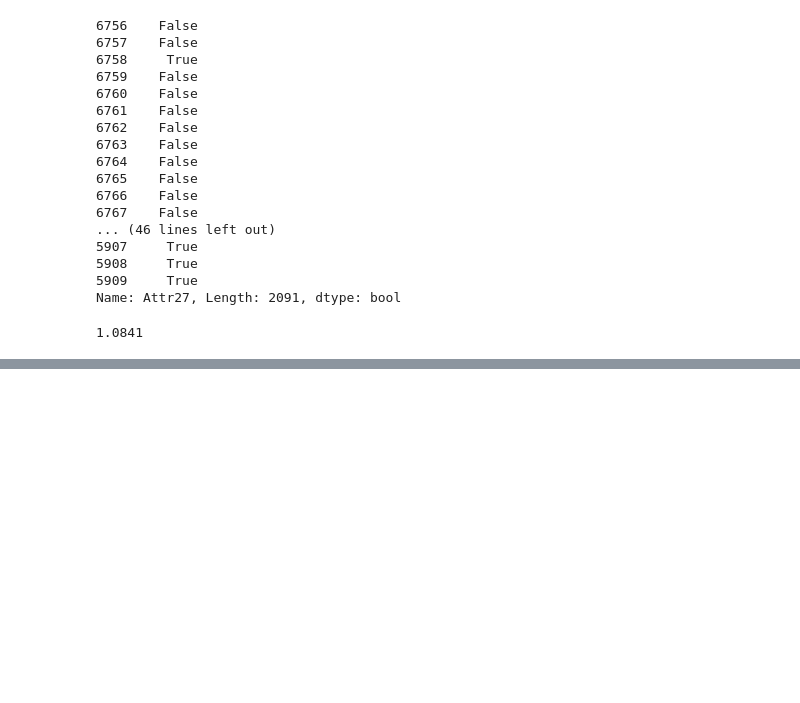
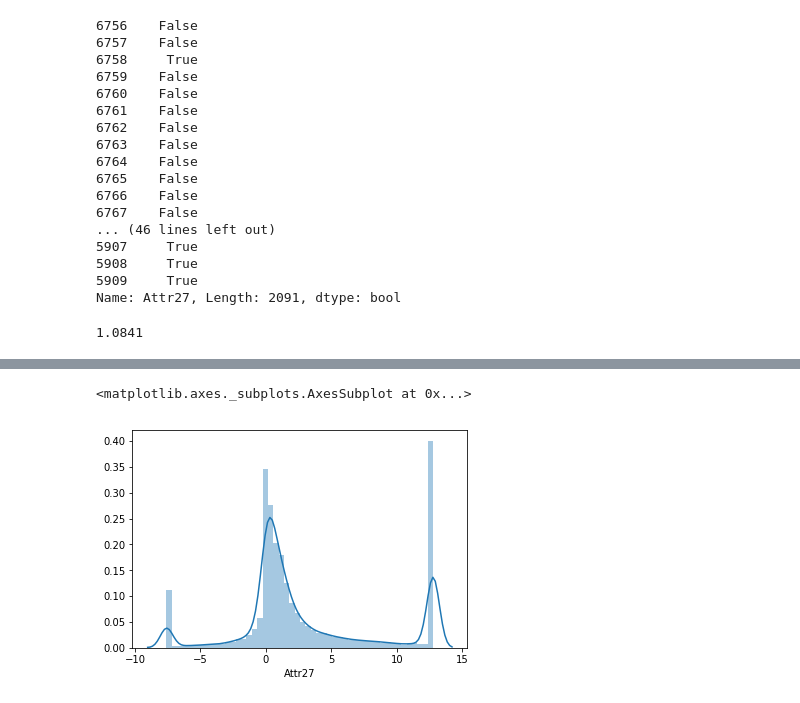
Before and after one commit to SiddharthPant/hackathon_bankruptcy, a Jupyter notebook: dataset_4/Untitled.ipynb, the cells around one changed output, grey strips where cells are left out. Cells and saved outputs as stored; diff of their text form; code cells hidden in the pictures; blank space fills up the shorter version.

```diff
--- a/dataset_4/Untitled.ipynb
+++ b/dataset_4/Untitled.ipynb
@@ -141,0 +178,3 @@ big_data['Attr27'].median()
+# %%
+big_data['Attr27'][big_data['Attr27'] < min['Attr27']] = min['Attr27']
+big_data['Attr27'][big_data['Attr27'] > max['Attr27']] = max['Attr27']
@@ -141,0 +189,5 @@ big_data['Attr27'].median()
+# %%
+sns.distplot(big_data['Attr27'].dropna())
+# %% [output]
+<matplotlib.axes._subplots.AxesSubplot at 0x...>
+[figure, added]
```
Also changed, not shown: parts of 8 cells of this notebook, 5 other files.
